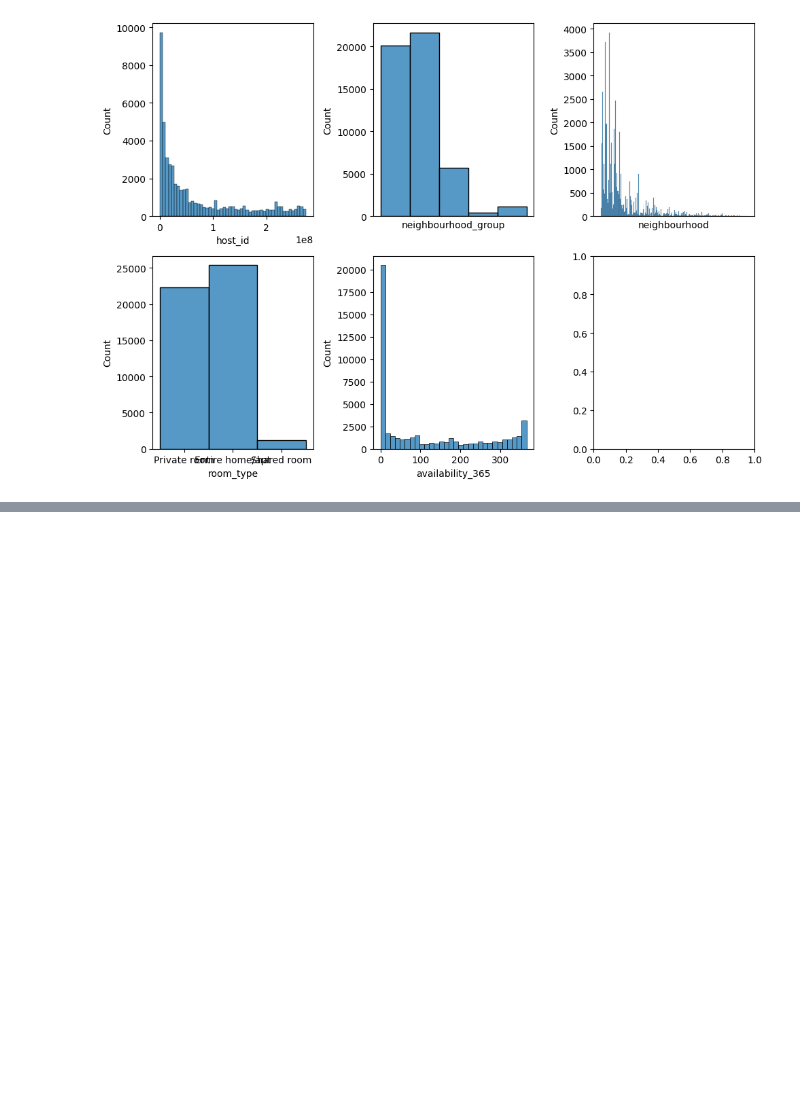
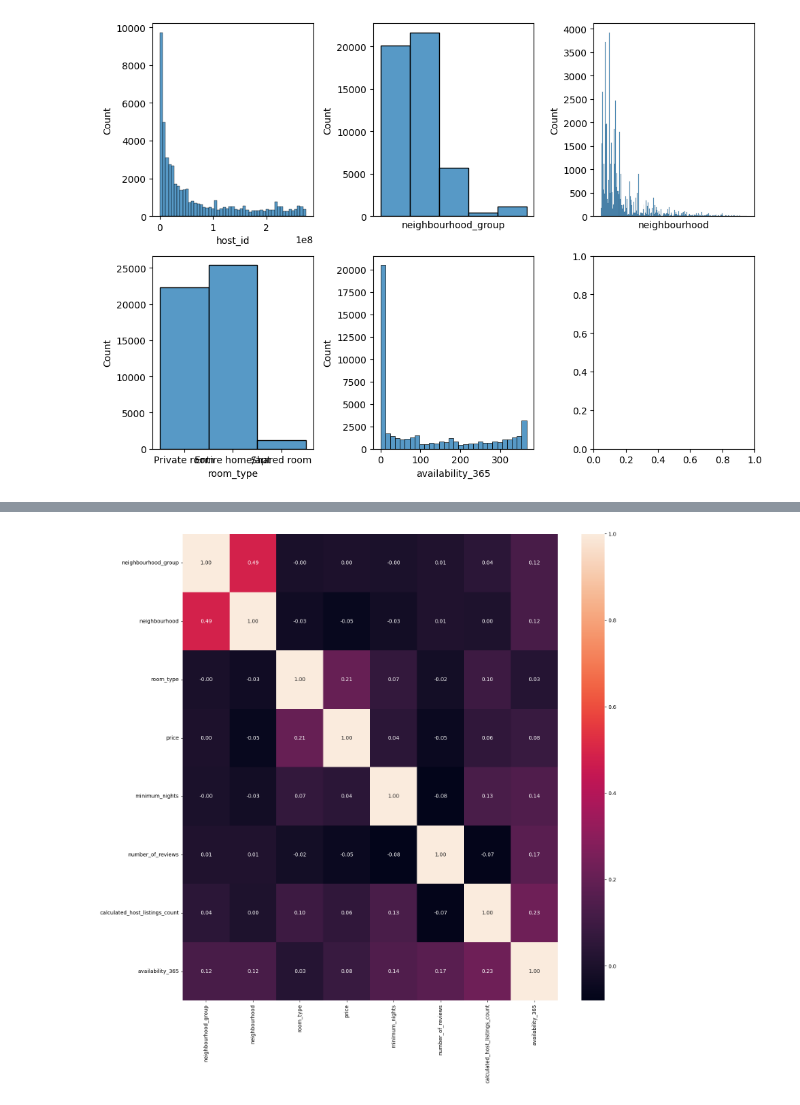
Before and after one commit to sebacent/Preprocesamiento_de_datos, a Jupyter notebook: src/explore.ipynb, the cells around one changed output, grey strips where cells are left out. Saved outputs shown, nothing was run; the diff lists cells and outputs as text; code cells hidden in the pictures; blank space fills up the shorter version.

```diff
--- a/src/explore.ipynb
+++ b/src/explore.ipynb
@@ -109,0 +160,15 @@ plt.tight_layout()
+# %%
+#FACTORIZO LAS VARIABLES
+data_raw["room_type"] = pd.factorize(data_raw["room_type"])[0]
+data_raw["neighbourhood_group"] = pd.factorize(data_raw["neighbourhood_group"])[0]
+data_raw["neighbourhood"] = pd.factorize(data_raw["neighbourhood"])[0]
+# %%
+fig, axes = plt.subplots(figsize=(15, 15))
+
+sns.heatmap(data_raw[["neighbourhood_group", "neighbourhood", "room_type", "price", "minimum_nights",
+                        "number_of_reviews", "calculated_host_listings_count", "availability_365"]].corr(), annot = True, fmt = ".2f")
+
+plt.tight_layout()
+plt.show()
+# %% [output]
+[figure, added]
```
Also changed, not shown: parts of 5 cells of this notebook.
